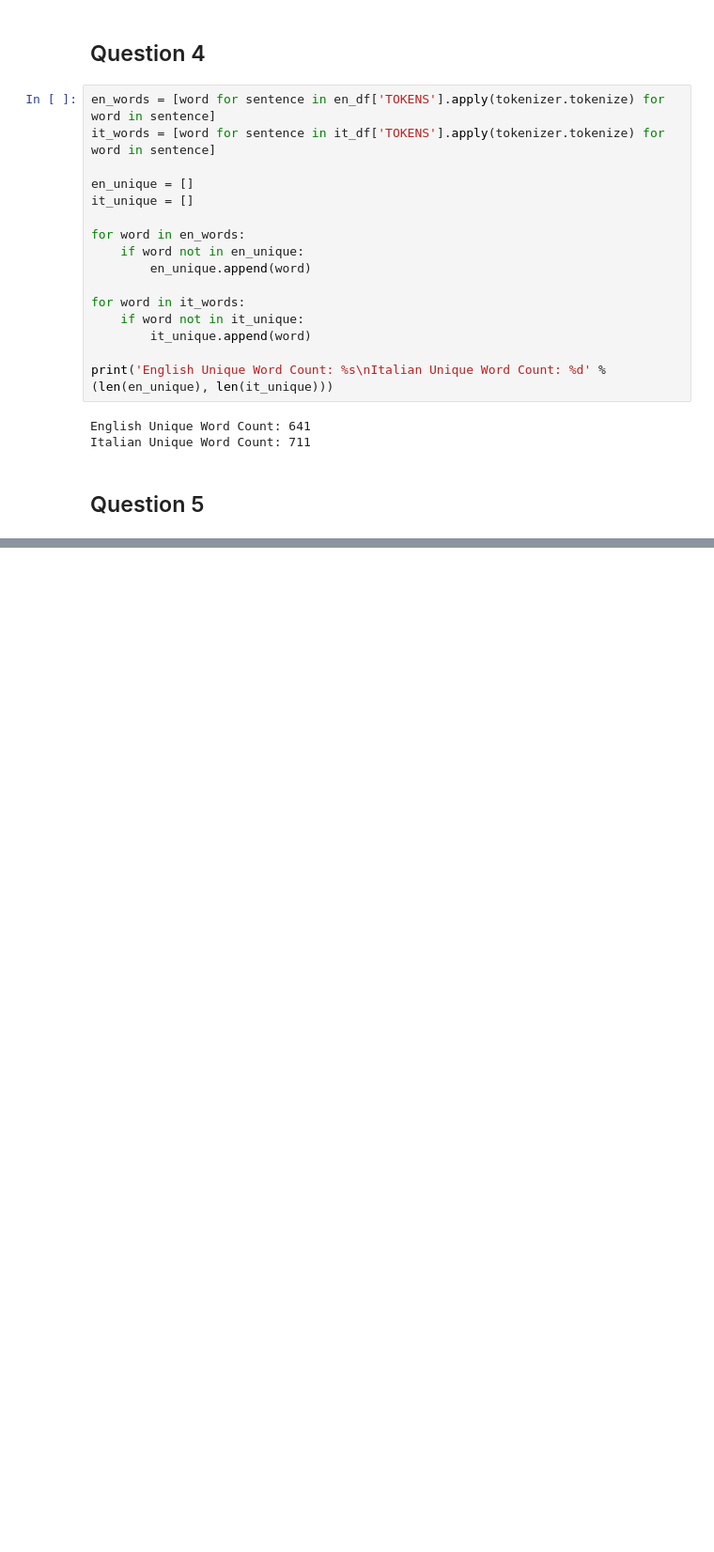
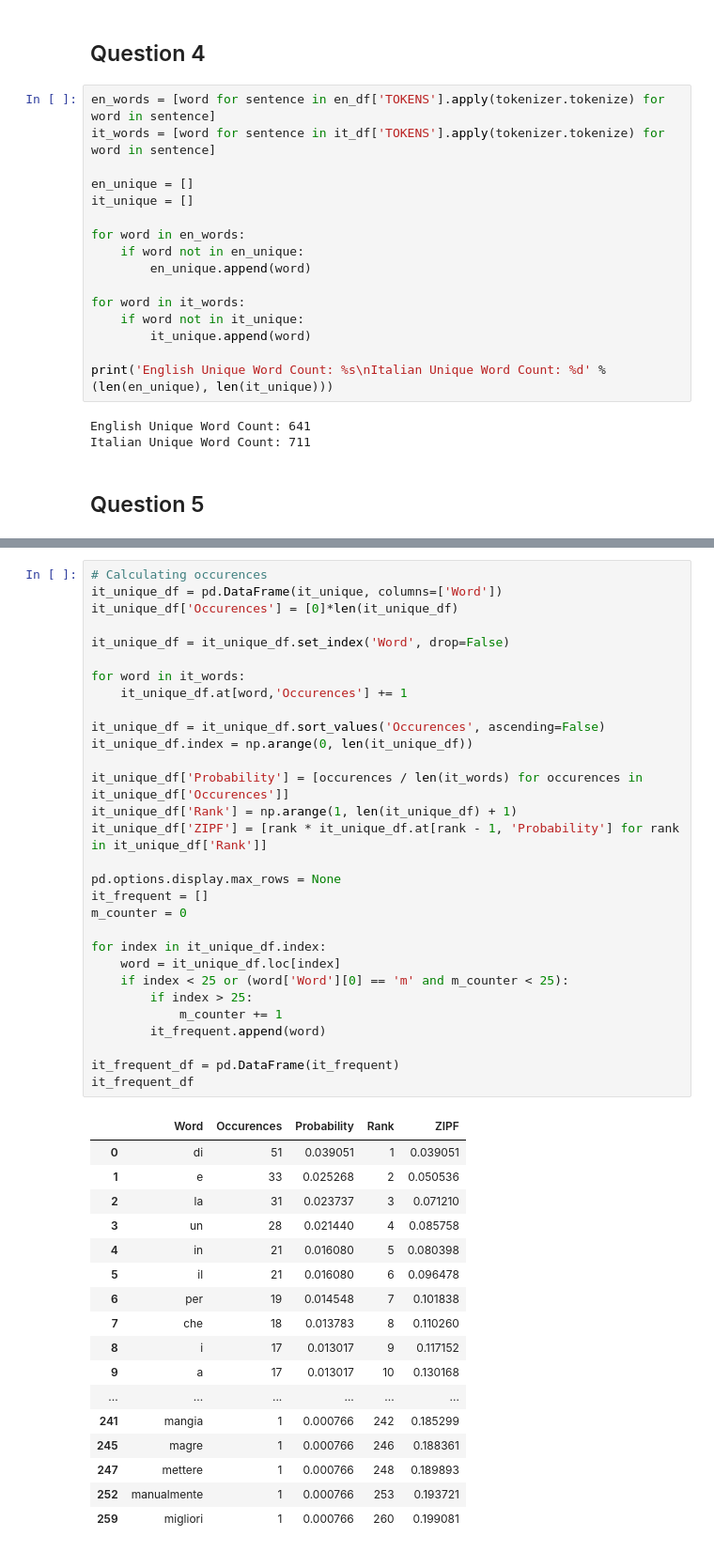
Before and after one commit to nicholasosaka/4111-natural-language-processing, a Jupyter notebook: assignment01/Assignment1.ipynb, the cells around one changed output, grey strips where cells are left out. Shown: that part at 94% size. Saved outputs shown, nothing was run; the diff lists cells and outputs as text; blank space fills up the shorter version.

```diff
--- a/assignment01/Assignment1.ipynb
+++ b/assignment01/Assignment1.ipynb
@@ -96,0 +137,48 @@ KeyError: 0
+# %%
+# Calculating occurences
+it_unique_df = pd.DataFrame(it_unique, columns=['Word'])
+it_unique_df['Occurences'] = [0]*len(it_unique_df)
+
+it_unique_df = it_unique_df.set_index('Word', drop=False)
+
+for word in it_words:
+    it_unique_df.at[word,'Occurences'] += 1
+
+it_unique_df = it_unique_df.sort_values('Occurences', ascending=False)
+it_unique_df.index = np.arange(0, len(it_unique_df))
+
+it_unique_df['Probability'] = [occurences / len(it_words) for occurences in it_unique_df['Occurences']]
+it_unique_df['Rank'] = np.arange(1, len(it_unique_df) + 1)
+it_unique_df['ZIPF'] = [rank * it_unique_df.at[rank - 1, 'Probability'] for rank in it_unique_df['Rank']]
+
+pd.options.display.max_rows = None
+it_frequent = []
+m_counter = 0
+
+for index in it_unique_df.index:
+    word = it_unique_df.loc[index]
+    if index < 25 or (word['Word'][0] == 'm' and m_counter < 25):
+        if index > 25:
+            m_counter += 1
+        it_frequent.append(word)
+
+it_frequent_df = pd.DataFrame(it_frequent)
+it_frequent_df
+# %% [output]
+|  | Word | Occurences | Probability | Rank | ZIPF |
+| 0 | di | 51 | 0.039051 | 1 | 0.039051 |
+| 1 | e | 33 | 0.025268 | 2 | 0.050536 |
+| 2 | la | 31 | 0.023737 | 3 | 0.071210 |
+| 3 | un | 28 | 0.021440 | 4 | 0.085758 |
+| 4 | in | 21 | 0.016080 | 5 | 0.080398 |
+| 5 | il | 21 | 0.016080 | 6 | 0.096478 |
+| 6 | per | 19 | 0.014548 | 7 | 0.101838 |
+| 7 | che | 18 | 0.013783 | 8 | 0.110260 |
+| 8 | i | 17 | 0.013017 | 9 | 0.117152 |
+| 9 | a | 17 | 0.013017 | 10 | 0.130168 |
+| ... | ... | ... | ... | ... | ... |
+| 241 | mangia | 1 | 0.000766 | 242 | 0.185299 |
+| 245 | magre | 1 | 0.000766 | 246 | 0.188361 |
+| 247 | mettere | 1 | 0.000766 | 248 | 0.189893 |
+| 252 | manualmente | 1 | 0.000766 | 253 | 0.193721 |
+| 259 | migliori | 1 | 0.000766 | 260 | 0.199081 |
```
Also changed, not shown: parts of 3 cells of this notebook.
